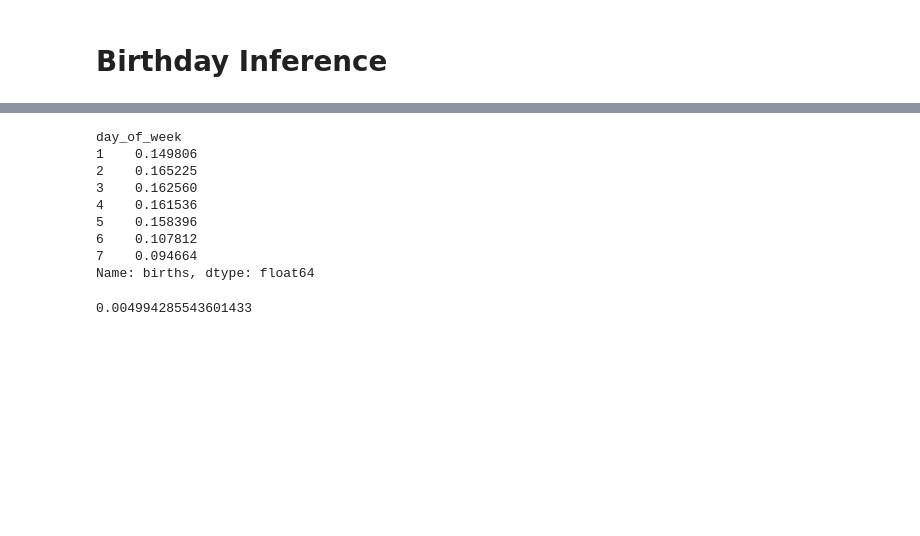
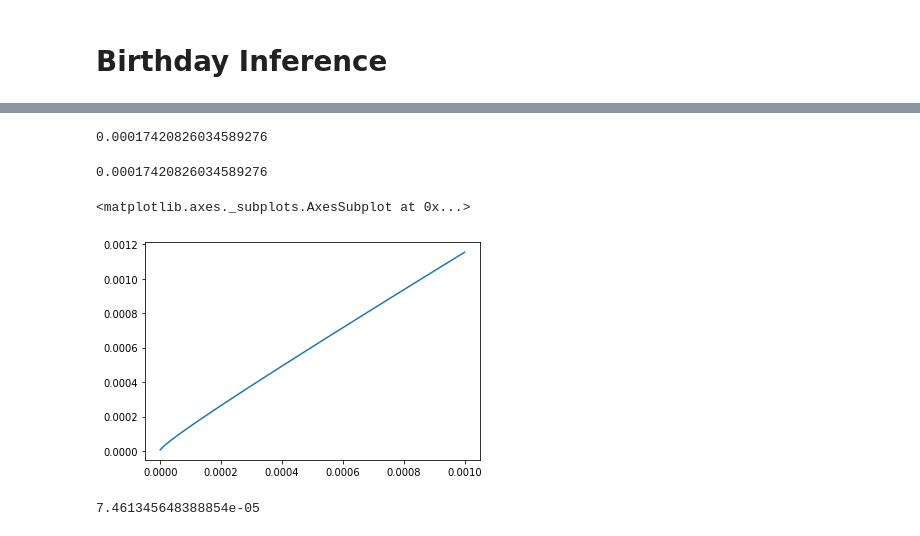
Before and after one commit to maciejskorski/ml_examples, a Jupyter notebook: RenyiEntropyEstimation.ipynb, the cells around one changed output, grey strips where cells are left out. Drawn from its saved outputs; the diff is of its cells as text; code cells hidden in the pictures; blank space fills up the shorter version.

```diff
--- a/RenyiEntropyEstimation.ipynb
+++ b/RenyiEntropyEstimation.ipynb
@@ -69,19 +206,27 @@ gamma = p_col-1/m
 # %%
-birthdays/birthdays.sum()
+birthdays.sum()
+
+62187024
+
+y0
 # %% [output]
-day_of_week
-1    0.149806
-2    0.165225
-3    0.162560
-4    0.161536
-5    0.158396
-6    0.107812
-7    0.094664
-Name: births, dtype: float64
+0.00017420826034589276
-# %%
-gamma - np.sqrt(4*gamma/(m*n)+4*gamma**1.5/n)
-# %% [output]
-0.004994285543601433
+# %%
+y0 = p_col-1/m
+y0
+# %% [output]
+0.00017420826034589276
+# %%
+ys = np.linspace(0,0.001,100)
+
+sns.lineplot(x=ys,y=ys+10*sigma(ys))
+# %% [output]
+<matplotlib.axes._subplots.AxesSubplot at 0x...>
+[figure, added]
+# %%
+yr - 10*sigma(yr)
+# %% [output]
+7.461345648388854e-05
 # %%
 def confidence_ub(gamma,m=12,n=n):
   return gamma+np.sqrt(4*gamma/(m*n)+4*gamma**1.5/n)
```
Also changed, not shown: parts of 23 cells of this notebook.
